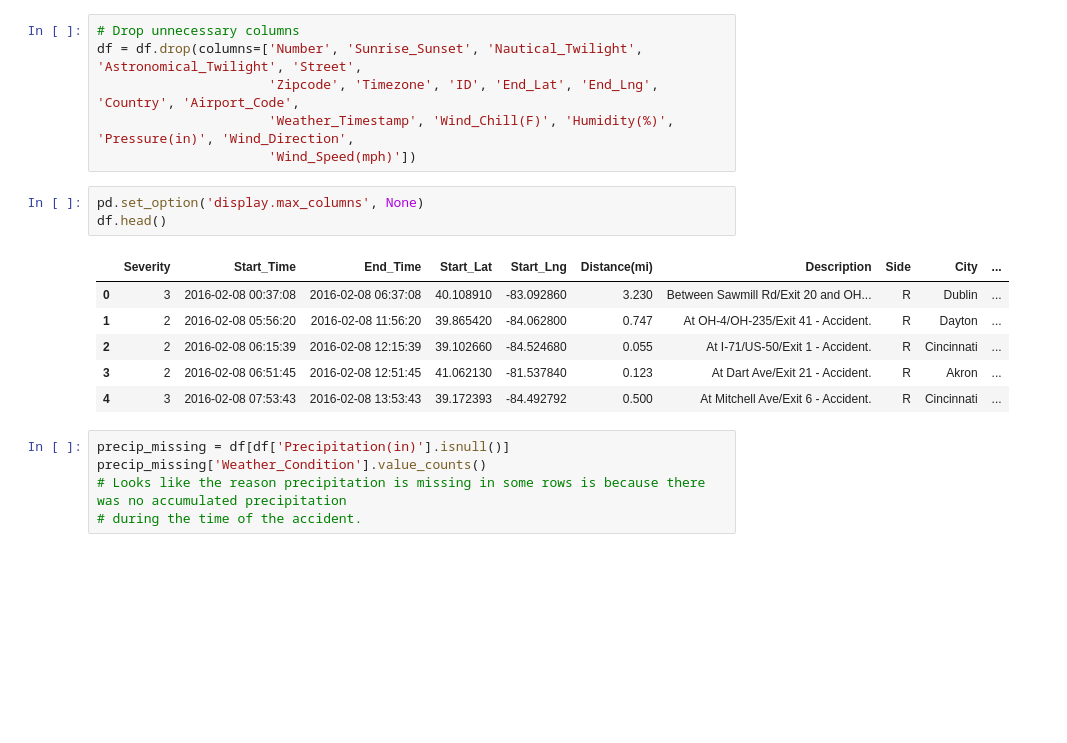
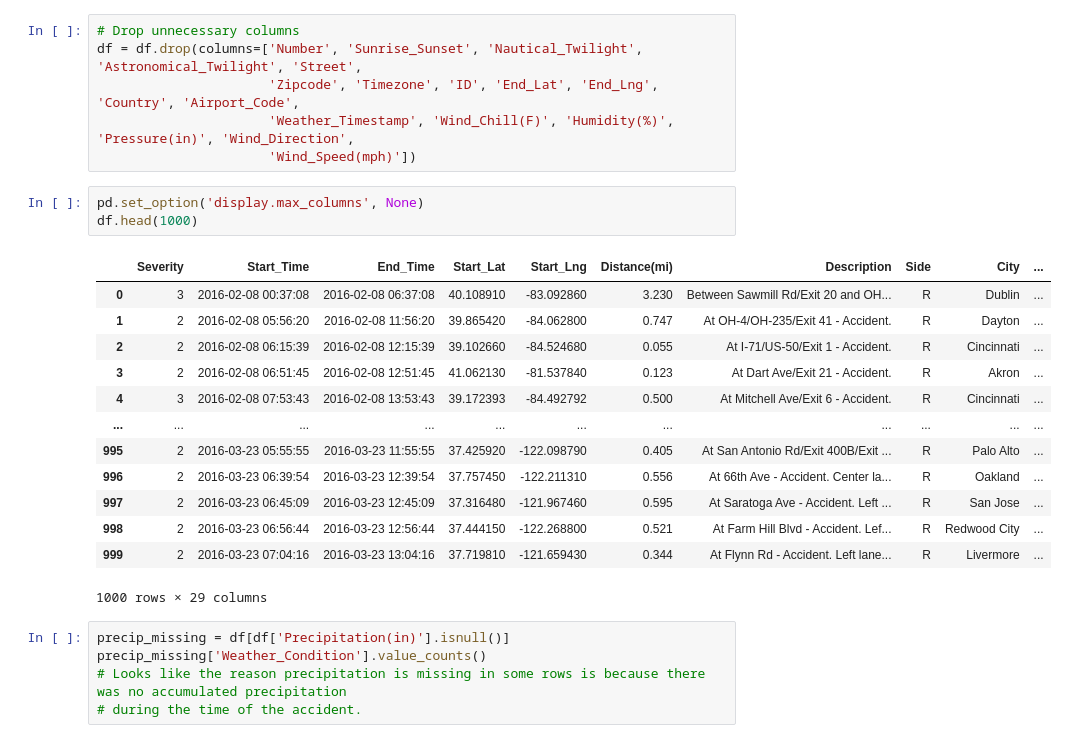
Before and after one commit to jeffc1020/453-visualization, a Jupyter notebook: final.ipynb, the cells around one changed output. Drawn from its saved outputs; the diff is of its cells as text; blank space fills up the shorter version.

```diff
--- a/final.ipynb
+++ b/final.ipynb
@@ -32,14 +32,21 @@ df = df.drop(columns=['Number', 'Sunrise_Sunset', 'Nautical_Twilight', 'Astronom
                       'Wind_Speed(mph)'])
 # %%
 pd.set_option('display.max_columns', None)
-df.head()
+df.head(1000)
 # %% [output]
 |  | Severity | Start_Time | End_Time | Start_Lat | Start_Lng | Distance(mi) | Description | Side | City | ... |
 | 0 | 3 | 2016-02-08 00:37:08 | 2016-02-08 06:37:08 | 40.108910 | -83.092860 | 3.230 | Between Sawmill Rd/Exit 20 and OH... | R | Dublin | ... |
 | 1 | 2 | 2016-02-08 05:56:20 | 2016-02-08 11:56:20 | 39.865420 | -84.062800 | 0.747 | At OH-4/OH-235/Exit 41 - Accident. | R | Dayton | ... |
 | 2 | 2 | 2016-02-08 06:15:39 | 2016-02-08 12:15:39 | 39.102660 | -84.524680 | 0.055 | At I-71/US-50/Exit 1 - Accident. | R | Cincinnati | ... |
 | 3 | 2 | 2016-02-08 06:51:45 | 2016-02-08 12:51:45 | 41.062130 | -81.537840 | 0.123 | At Dart Ave/Exit 21 - Accident. | R | Akron | ... |
 | 4 | 3 | 2016-02-08 07:53:43 | 2016-02-08 13:53:43 | 39.172393 | -84.492792 | 0.500 | At Mitchell Ave/Exit 6 - Accident. | R | Cincinnati | ... |
+| ... | ... | ... | ... | ... | ... | ... | ... | ... | ... | ... |
+| 995 | 2 | 2016-03-23 05:55:55 | 2016-03-23 11:55:55 | 37.425920 | -122.098790 | 0.405 | At San Antonio Rd/Exit 400B/Exit ... | R | Palo Alto | ... |
+| 996 | 2 | 2016-03-23 06:39:54 | 2016-03-23 12:39:54 | 37.757450 | -122.211310 | 0.556 | At 66th Ave - Accident. Center la... | R | Oakland | ... |
+| 997 | 2 | 2016-03-23 06:45:09 | 2016-03-23 12:45:09 | 37.316480 | -121.967460 | 0.595 | At Saratoga Ave - Accident. Left ... | R | San Jose | ... |
+| 998 | 2 | 2016-03-23 06:56:44 | 2016-03-23 12:56:44 | 37.444150 | -122.268800 | 0.521 | At Farm Hill Blvd - Accident. Lef... | R | Redwood City | ... |
+| 999 | 2 | 2016-03-23 07:04:16 | 2016-03-23 13:04:16 | 37.719810 | -121.659430 | 0.344 | At Flynn Rd - Accident. Left lane... | R | Livermore | ... |
+1000 rows × 29 columns
 # %%
 precip_missing = df[df['Precipitation(in)'].isnull()]
 precip_missing['Weather_Condition'].value_counts()
```
Also changed, not shown: parts of 7 cells of this notebook.
